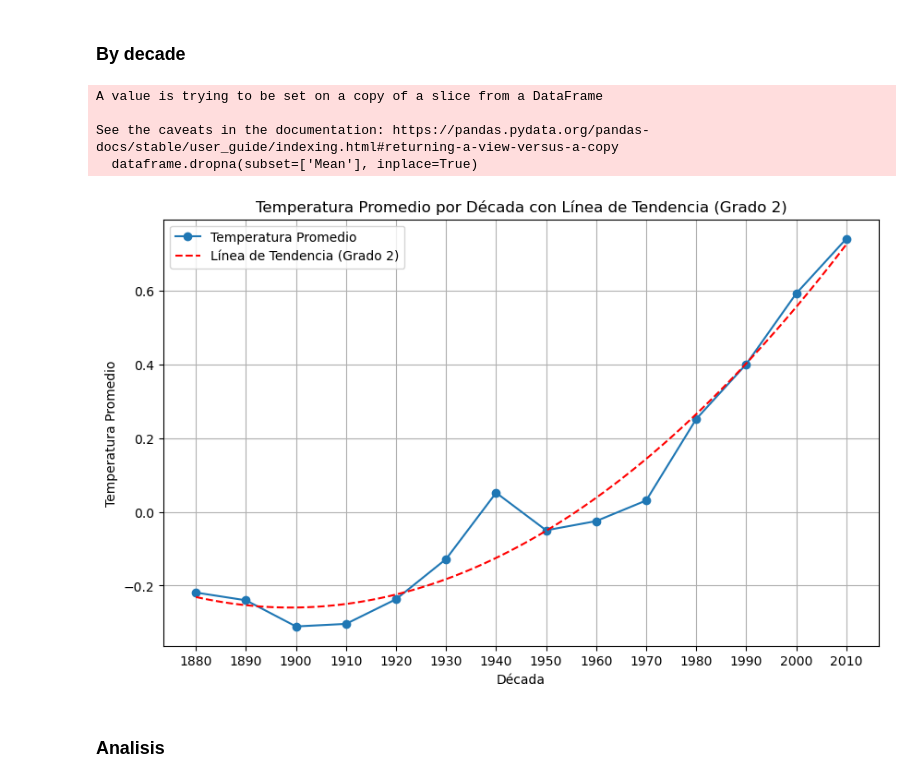
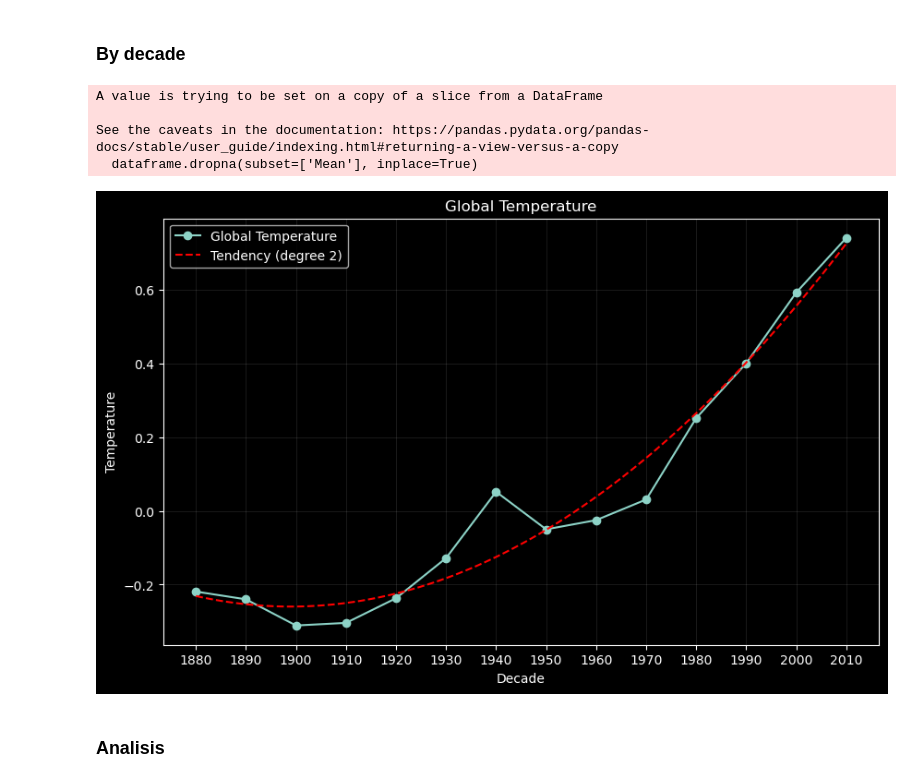
Before and after one commit to fionaabad/Climate-Change, a Jupyter notebook: repo/anomalies.ipynb, the cells around one changed output. Cells and saved outputs as stored; diff of their text form; code cells hidden in the pictures.

```diff
--- a/repo/anomalies.ipynb
+++ b/repo/anomalies.ipynb
@@ -64,30 +64,46 @@ Es importante tener en cuenta que ARIMA es más efectivo en situaciones donde ha
 # %%
 dataframe.dropna(subset=['Mean'], inplace=True)
 
 decade_grouped = dataframe.groupby('Decade')['Mean'].mean().reset_index()
 
 trend_line = np.polyfit(decade_grouped['Decade'], decade_grouped['Mean'], 2)
 trend_function = np.poly1d(trend_line)
 
 trend_x = np.linspace(min(decade_grouped['Decade']), max(decade_grouped['Decade']), 100)
 
 
 plt.figure(figsize=(10, 6))
-plt.plot(decade_grouped['Decade'], decade_grouped['Mean'], marker='o', label='Temperatura Promedio')
-plt.plot(trend_x, trend_function(trend_x), '--', color='red', label='Línea de Tendencia (Grado 2)')
-plt.xlabel('Década')
-plt.ylabel('Temperatura Promedio')
-plt.title('Temperatura Promedio por Década con Línea de Tendencia (Grado 2)')
+plt.plot(decade_grouped['Decade'], decade_grouped['Mean'], marker='o', label='Global Temperature')
+plt.plot(trend_x, trend_function(trend_x), '--', color='red', label='Tendency (degree 2)')
+
+plt.style.use('dark_background')
+# Cambiar colores y estilo de los ejes
+plt.tick_params(axis='both', which='both', labelsize=10, colors='white')
+
+# Cambiar el color de fondo de las etiquetas de los ejes
+ax = plt.gca()
+ax.xaxis.label.set_color('white')
+ax.yaxis.label.set_color('white')
+
+# Cambiar el color de fondo de la leyenda
+legend = plt.legend()
+frame = legend.get_frame()
+frame.set_facecolor('black')
+frame.set_edgecolor('white')
+
+plt.xlabel('Decade')
+plt.ylabel('Temperature')
+plt.title('Global Temperature')
 plt.xticks(decade_grouped['Decade'])
 plt.legend()
-plt.grid(True)
+plt.grid(True, alpha=0.1)
 plt.show()
 # %% [output]
 A value is trying to be set on a copy of a slice from a DataFrame
 
 See the caveats in the documentation: https://pandas.pydata.org/pandas-docs/stable/user_guide/indexing.html#returning-a-view-versus-a-copy
   dataframe.dropna(subset=['Mean'], inplace=True)
-[figure, old version]
+[figure, new version]
 # %% [markdown]
 ### Analisis
 # %%
```
Also changed, not shown: parts of 5 cells of this notebook, 3 other files.
